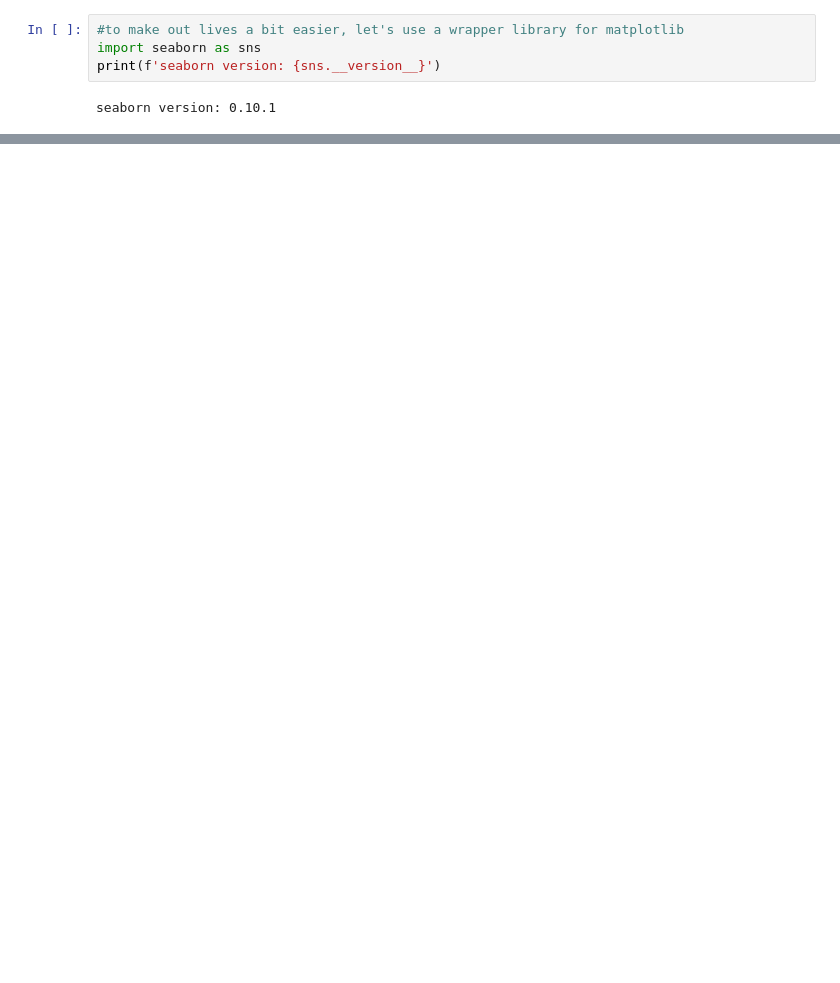
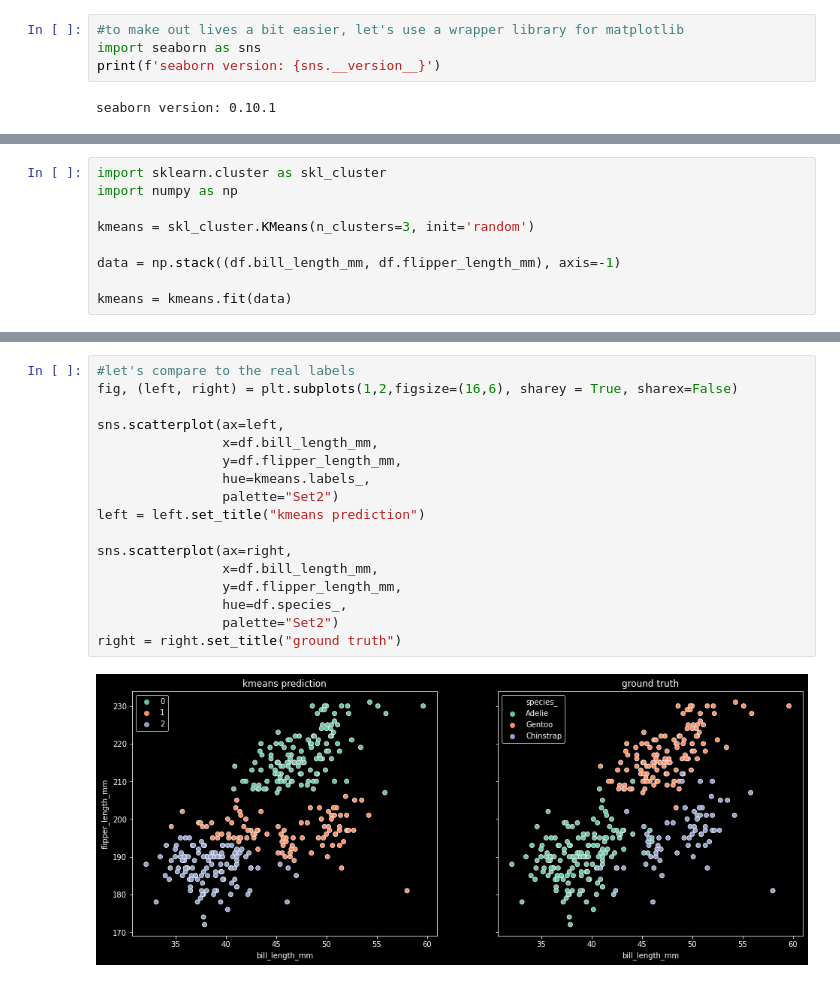
Before and after one commit to deeplearning540/deeplearning540.github.io, a Jupyter notebook: source/lesson02/script.ipynb, the cells around one changed output, grey strips where cells are left out. Saved outputs shown, nothing was run; the diff lists cells and outputs as text; blank space fills up the shorter version.

```diff
--- a/source/lesson02/script.ipynb
+++ b/source/lesson02/script.ipynb
@@ -218,0 +239,9 @@ return class_of(closest_point)
+# %%
+import sklearn.cluster as skl_cluster
+import numpy as np
+
+kmeans = skl_cluster.KMeans(n_clusters=3, init='random')
+
+data = np.stack((df.bill_length_mm, df.flipper_length_mm), axis=-1)
+
+kmeans = kmeans.fit(data)
@@ -218,0 +263,19 @@ return class_of(closest_point)
+# %%
+#let's compare to the real labels
+fig, (left, right) = plt.subplots(1,2,figsize=(16,6), sharey = True, sharex=False)
+
+sns.scatterplot(ax=left,
+                x=df.bill_length_mm,
+                y=df.flipper_length_mm,
+                hue=kmeans.labels_,
+                palette="Set2")
+left = left.set_title("kmeans prediction")
+
+sns.scatterplot(ax=right,
+                x=df.bill_length_mm,
+                y=df.flipper_length_mm,
+                hue=df.species_,
+                palette="Set2")
+right = right.set_title("ground truth")
+# %% [output]
+[figure, added]
```
Also changed, not shown: parts of 20 cells of this notebook.
